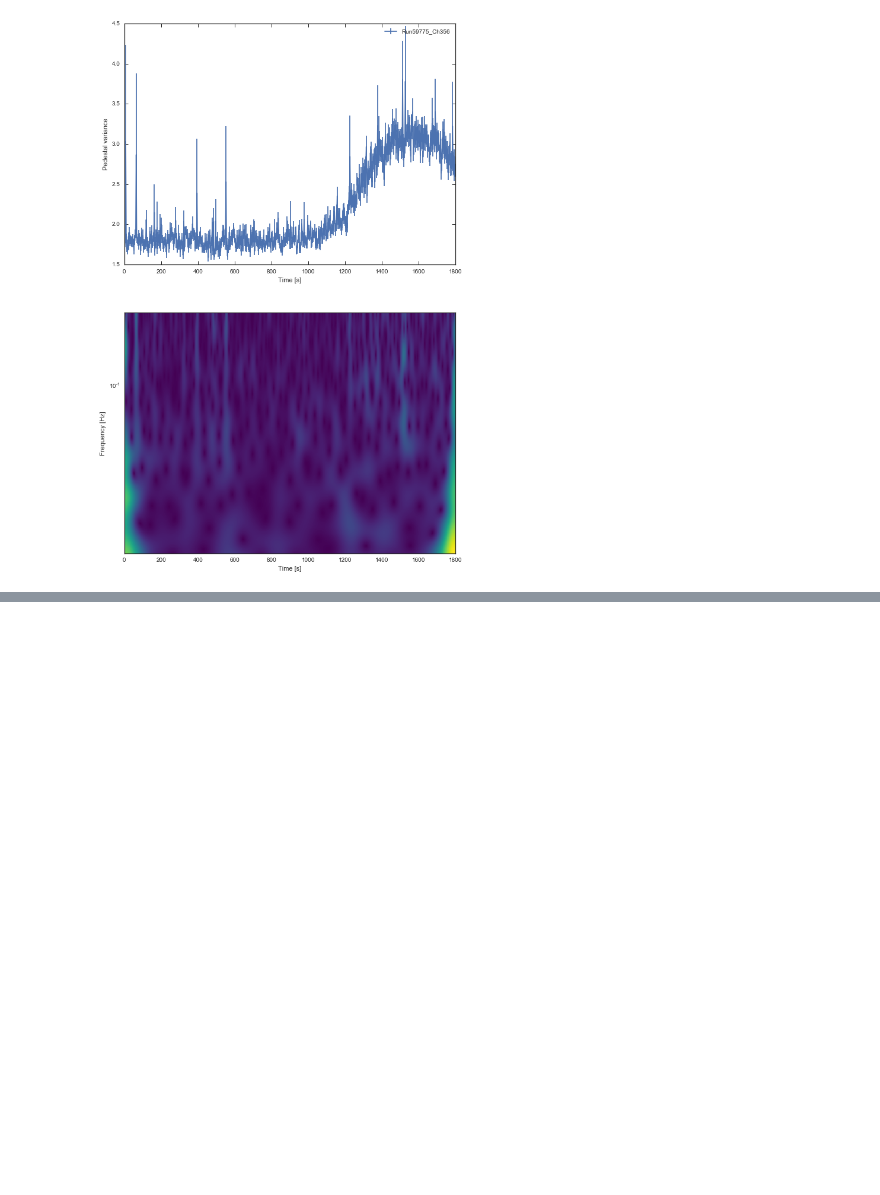
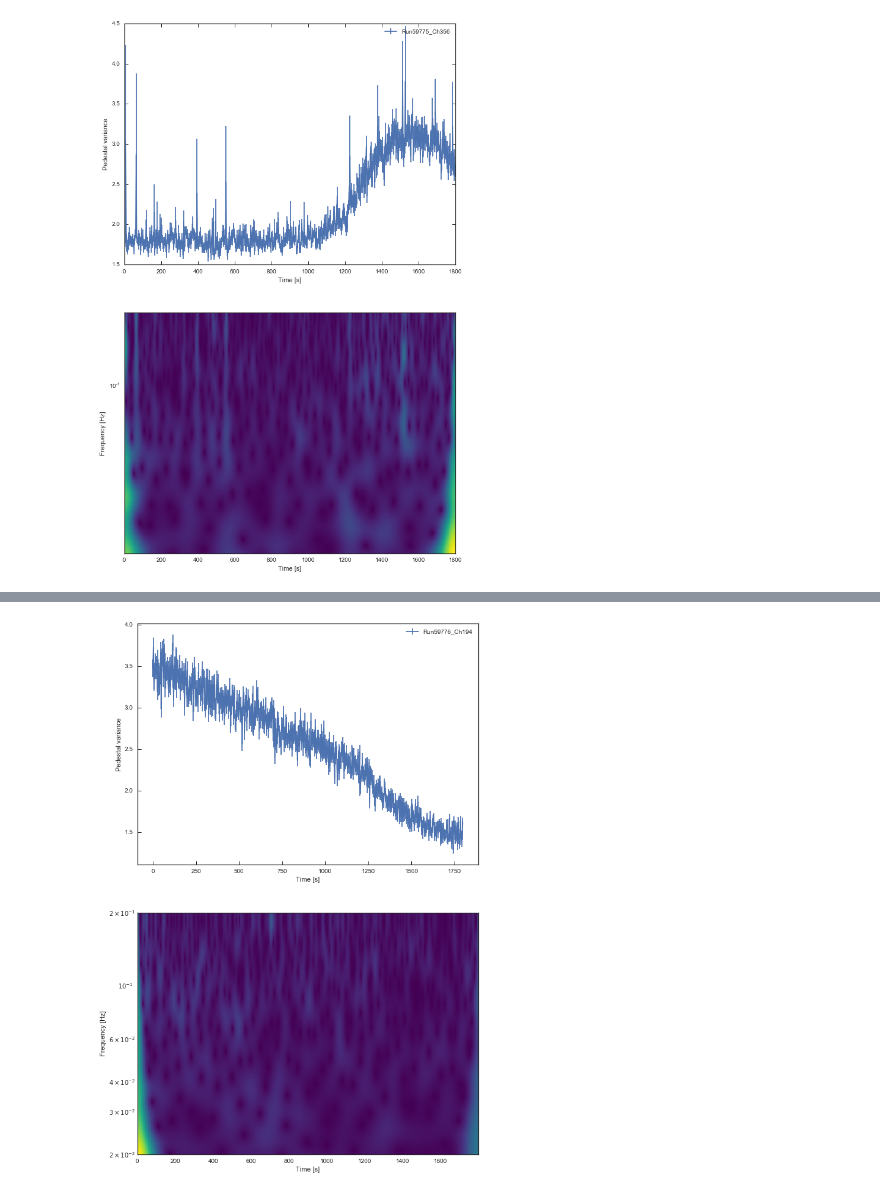
Before and after one commit to qi-feng/TimeSeries, a Jupyter notebook: pedvar/pedvar.ipynb, the cells around one changed output, grey strips where cells are left out. Cells and saved outputs as stored; diff of their text form; code cells hidden in the pictures; blank space fills up the shorter version.

```diff
--- a/pedvar/pedvar.ipynb
+++ b/pedvar/pedvar.ipynb
@@ -307,0 +296,9 @@ ImportError: dlopen(//anaconda/envs/obspy/lib/python2.7/site-packages/rpy2/rinte
+# %%
+df1 = read_file(f="Run59776_Ch194")
+t = np.linspace(0, 30.*60., df1.shape[0], endpoint=False)
+
+plot_cwt(t, df1.pedvar, dt=None, plot_series=True, w0=8,
+         f_min=2e-2, f_max=0.2,
+         df_pedvar=df1, label="Run59776_Ch194")
+# %% [output]
+[figure, added]
```
Also changed, not shown: parts of 7 cells of this notebook, 1 other file.
